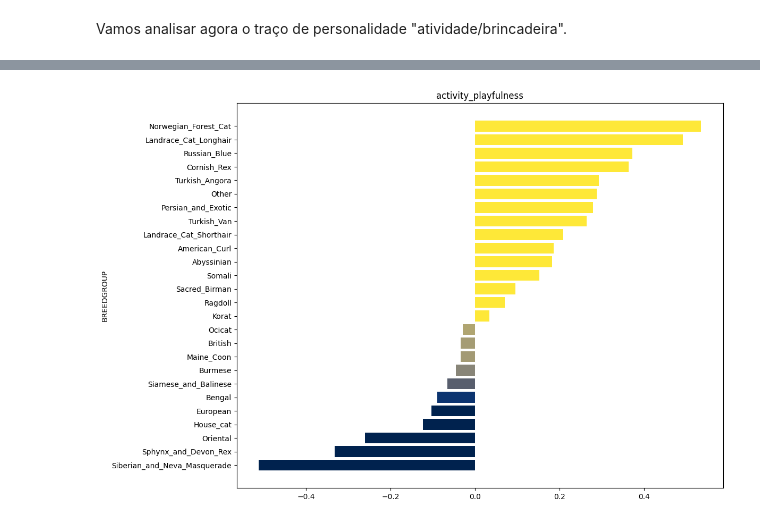
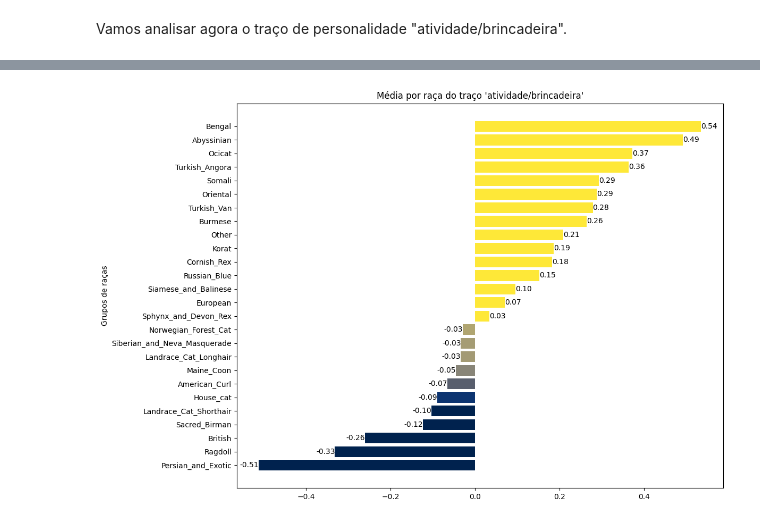
Before and after one commit to cassianovello/mpv_01, a Jupyter notebook: DataScience_MVP_01.ipynb, the cells around one changed output, grey strips where cells are left out. Saved outputs shown, nothing was run; the diff lists cells and outputs as text; code cells hidden in the pictures.

```diff
--- a/DataScience_MVP_01.ipynb
+++ b/DataScience_MVP_01.ipynb
@@ -322,5 +350,6 @@ e com a sociabilidade com outros animais.
 
 Vamos analisar agora o traço de personalidade "atividade/brincadeira".
 # %%
-df.groupby('BREEDGROUP')['activity_playfulness'].mean().sort_values()
+mean_values = df.groupby('BREEDGROUP')['activity_playfulness'].mean().sort_values()
+mean_values.index
 # %% [output]
@@ -344,8 +363,0 @@ Name: activity_playfulness, dtype: float64
-# %%
-width_values = df.groupby('BREEDGROUP')['activity_playfulness'].mean().sort_values().to_frame()
-barcolors = []
-
-for i in width_values['activity_playfulness']:
-  barcolors.append(mpl.colors.to_hex(plt.cm.cividis(i*10+1)))
-
-barcolors
@@ -370,22 +364,22 @@ barcolors
 # %%
 fig, ax = plt.subplots(figsize=(12,8))
 
 #bar_colors
-width_values = df.groupby('BREEDGROUP')['activity_playfulness'].mean().sort_values()
-df_width_values = width_values.to_frame()
+df_mean_values = mean_values.to_frame()
 barcolors = []
-for i in df_width_values['activity_playfulness']:
+for i in df_mean_values['activity_playfulness']:
   barcolors.append(mpl.colors.to_hex(plt.cm.cividis(i*10+1)))
 
-b1 = ax.barh(y=df['BREEDGROUP'].unique(), width=width_values,color=barcolors)
+#plot graph
+b1 = ax.barh(y=mean_values.index, width=mean_values,color=barcolors)
 
-#ax.bar_label =
+ax.bar_label(ax.containers[0],fmt="%.2f")
 
-plt.title("activity_playfulness")
-plt.ylabel('BREEDGROUP')
+plt.title("Média por raça do traço 'atividade/brincadeira'")
+plt.ylabel('Grupos de raças')
 
 plt.tight_layout()
 
 plt.show()
 # %% [output]
-[figure, old version]
+[figure, new version]
```
Also changed, not shown: parts of 12 cells of this notebook.
